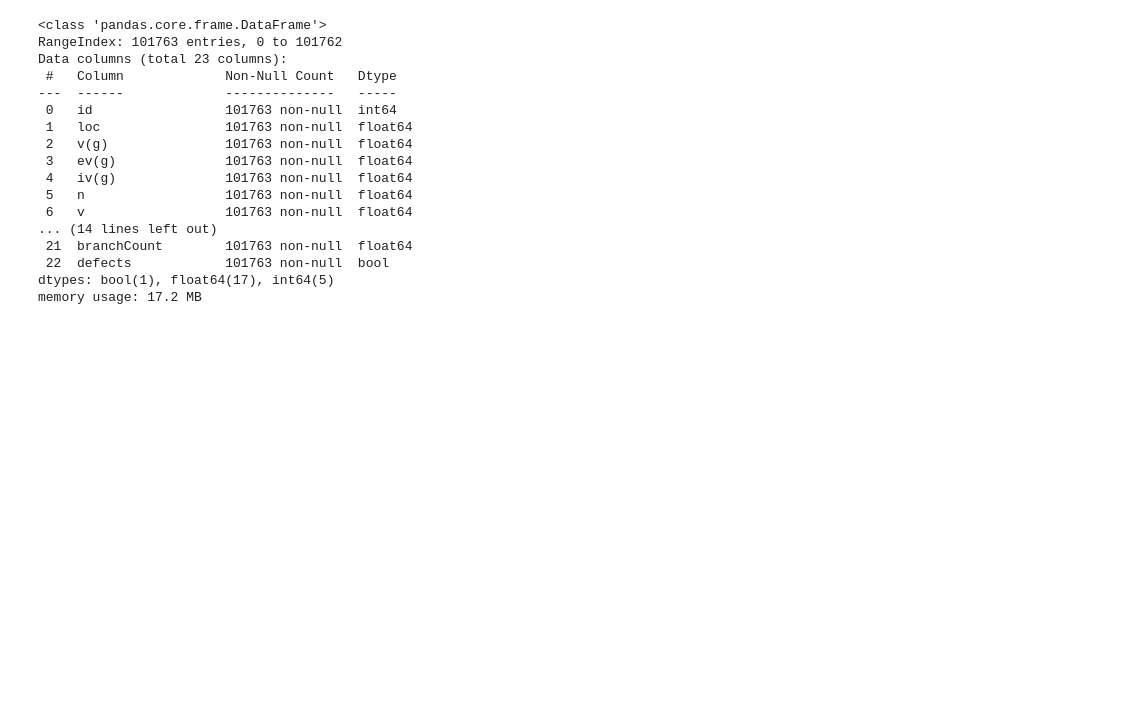
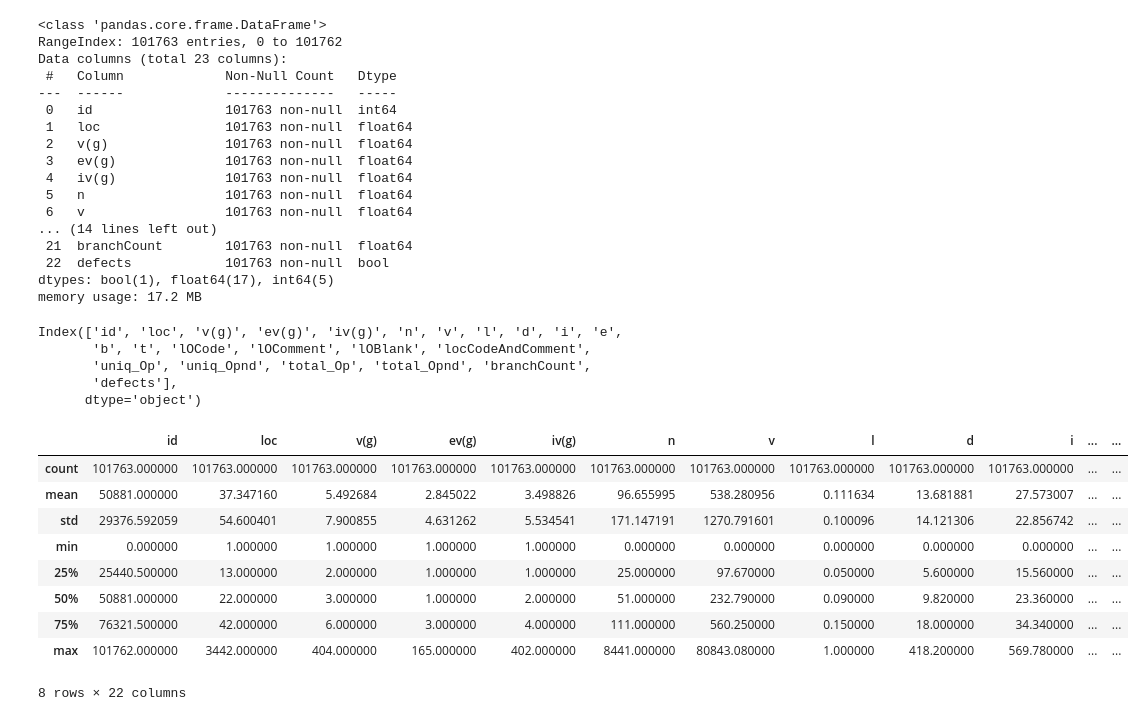
Before and after one commit to abideen-olawuwo/binaryclassification, a Jupyter notebook: binaryclassification.ipynb, the cells around one changed output. Cells and saved outputs as stored; diff of their text form; code cells hidden in the pictures; blank space fills up the shorter version.

```diff
--- a/binaryclassification.ipynb
+++ b/binaryclassification.ipynb
@@ -67,3 +91,24 @@ Data columns (total 23 columns):
  22  defects            101763 non-null  bool
 dtypes: bool(1), float64(17), int64(5)
 memory usage: 17.2 MB
+# %%
+df.columns
+# %% [output]
+Index(['id', 'loc', 'v(g)', 'ev(g)', 'iv(g)', 'n', 'v', 'l', 'd', 'i', 'e',
+       'b', 't', 'lOCode', 'lOComment', 'lOBlank', 'locCodeAndComment',
+       'uniq_Op', 'uniq_Opnd', 'total_Op', 'total_Opnd', 'branchCount',
+       'defects'],
+      dtype='object')
+# %%
+df.describe()
+# %% [output]
+|  | id | loc | v(g) | ev(g) | iv(g) | n | v | l | d | i | ... | ... |
+| count | 101763.000000 | 101763.000000 | 101763.000000 | 101763.000000 | 101763.000000 | 101763.000000 | 101763.000000 | 101763.000000 | 101763.000000 | 101763.000000 | ... | ... |
+| mean | 50881.000000 | 37.347160 | 5.492684 | 2.845022 | 3.498826 | 96.655995 | 538.280956 | 0.111634 | 13.681881 | 27.573007 | ... | ... |
+| std | 29376.592059 | 54.600401 | 7.900855 | 4.631262 | 5.534541 | 171.147191 | 1270.791601 | 0.100096 | 14.121306 | 22.856742 | ... | ... |
+| min | 0.000000 | 1.000000 | 1.000000 | 1.000000 | 1.000000 | 0.000000 | 0.000000 | 0.000000 | 0.000000 | 0.000000 | ... | ... |
+| 25% | 25440.500000 | 13.000000 | 2.000000 | 1.000000 | 1.000000 | 25.000000 | 97.670000 | 0.050000 | 5.600000 | 15.560000 | ... | ... |
+| 50% | 50881.000000 | 22.000000 | 3.000000 | 1.000000 | 2.000000 | 51.000000 | 232.790000 | 0.090000 | 9.820000 | 23.360000 | ... | ... |
+| 75% | 76321.500000 | 42.000000 | 6.000000 | 3.000000 | 4.000000 | 111.000000 | 560.250000 | 0.150000 | 18.000000 | 34.340000 | ... | ... |
+| max | 101762.000000 | 3442.000000 | 404.000000 | 165.000000 | 402.000000 | 8441.000000 | 80843.080000 | 1.000000 | 418.200000 | 569.780000 | ... | ... |
+8 rows × 22 columns
```
Also changed, not shown: parts of 1 cell of this notebook.
